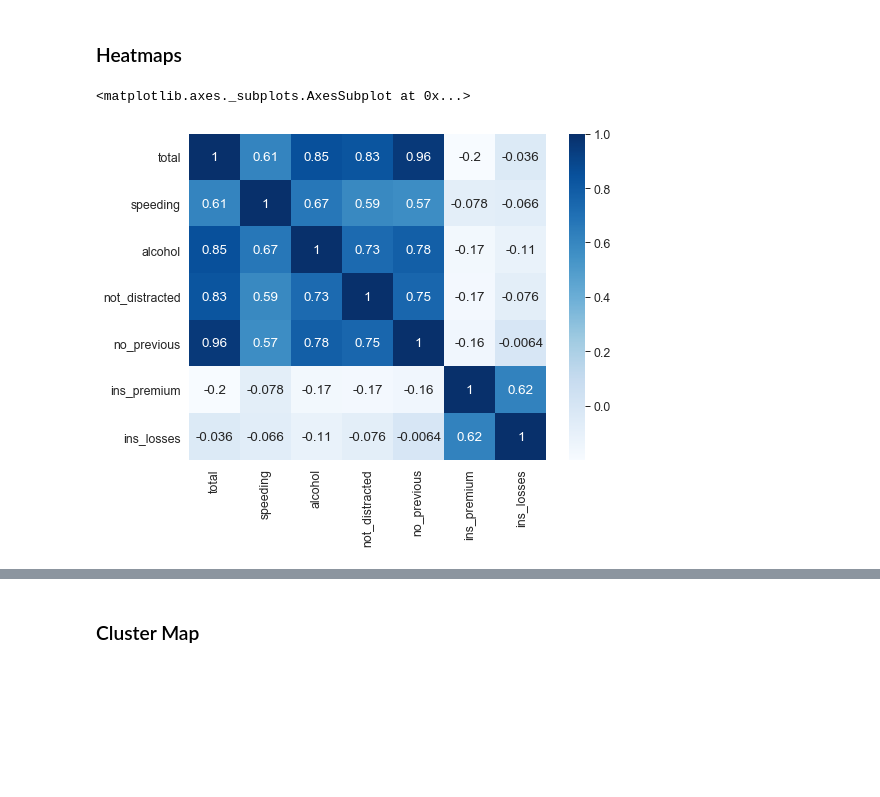
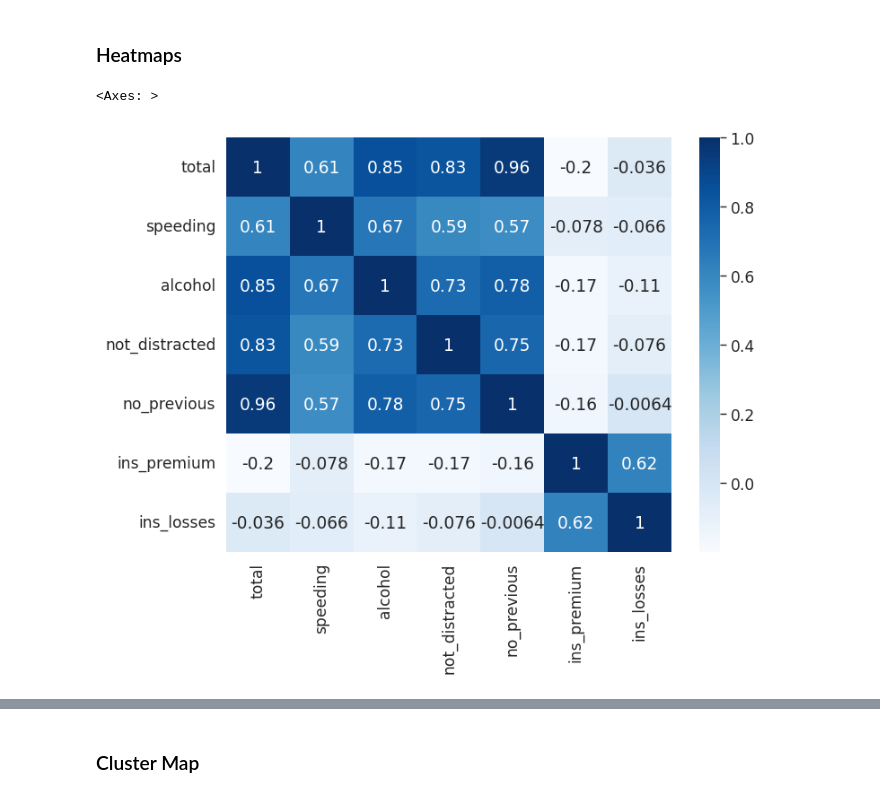
Before and after one commit to AlaaKamalFaroq/seaborn, a Jupyter notebook: SB Tut.ipynb, the cells around one changed output, grey strips where cells are left out. Drawn from its saved outputs; the diff is of its cells as text; code cells hidden in the pictures; blank space fills up the shorter version.

```diff
--- a/SB Tut.ipynb
+++ b/SB Tut.ipynb
@@ -230,22 +248,17 @@ plt.legend(loc=0)
 ### Matrix Plots
 # %% [markdown]
 ### Heatmaps
-# %%
-plt.figure(figsize=(8,6))
-sns.set_context('paper', font_scale=1.4)
-# To create a heatmap with data you must have data set up as a matrix where variables
-# are on the columns and rows
-
-# Correlation tells you how influential a variable is on the result
-# So we see that n previous accident is heavily correlated with accidents, while the
-# insurance premium is not
-crash_mx = crash_df.corr()
-
-# Create the heatmap, add annotations and a color map
-sns.heatmap(crash_mx, annot=True, cmap='Blues')
-# %% [output]
-<matplotlib.axes._subplots.AxesSubplot at 0x...>
-[figure, removed]
+# %%
+# اختار الأعمدة الرقمية فقط
+numeric_df = crash_df.select_dtypes(include='number')
+
+# ارسم الخريطة الحرارية على الأعمدة الرقمية فقط
+plt.figure(figsize=(8,6))
+sns.set_context('paper', font_scale=1.4)
+sns.heatmap(numeric_df.corr(), annot=True, cmap='Blues')
+# %% [output]
+<Axes: >
+[figure, added]
 # %%
 plt.figure(figsize=(8,6))
 sns.set_context('paper', font_scale=1.4)
```
Also changed, not shown: parts of 21 cells of this notebook.
